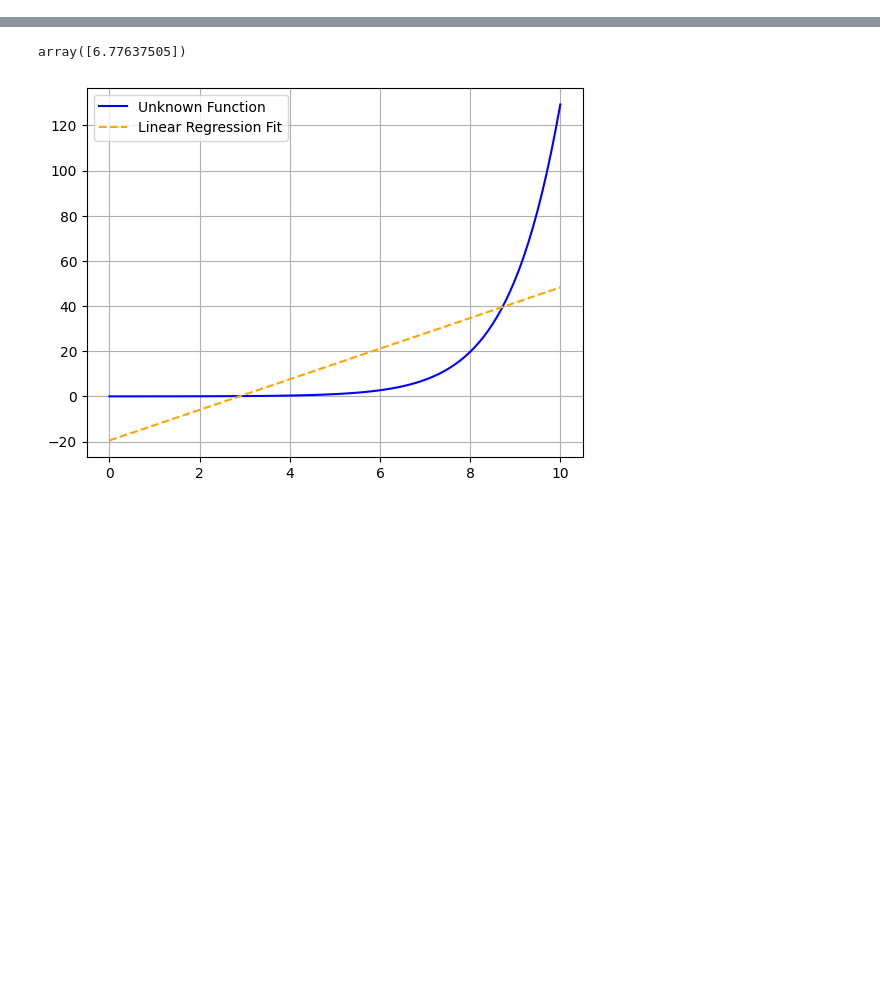
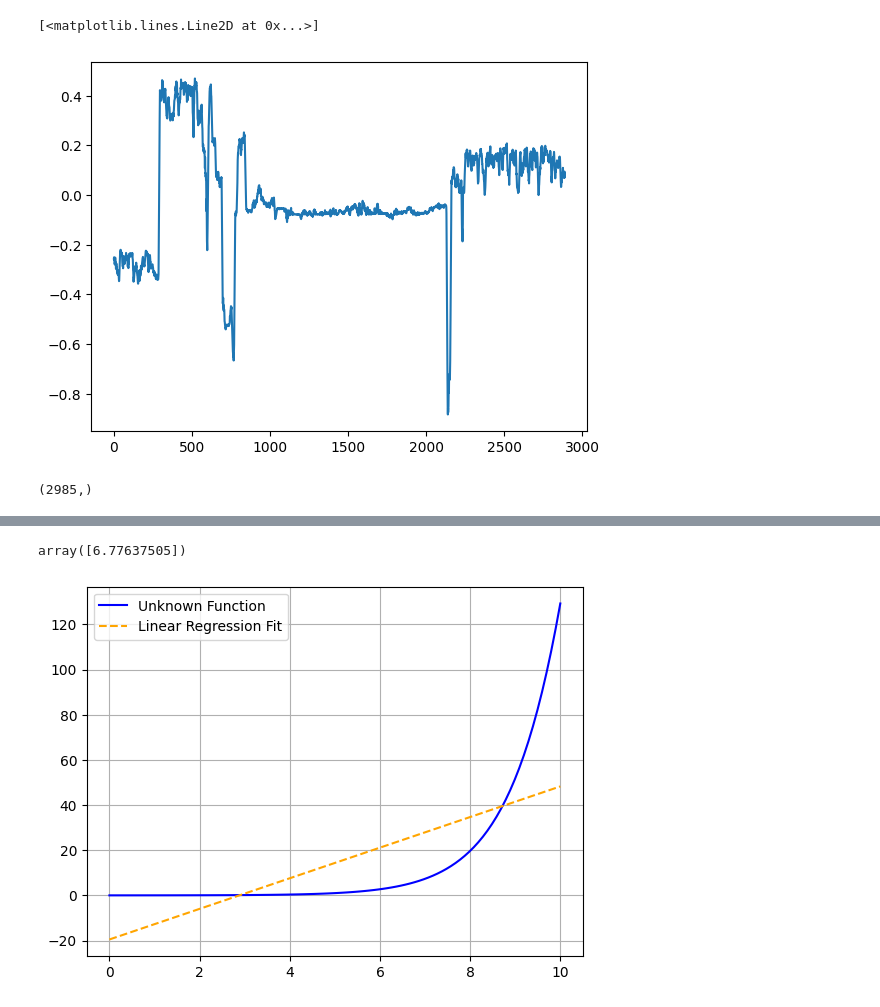
Before and after one commit to arkiven4/tinymonitor-web, a Jupyter notebook: try1.ipynb, the cells around one changed output, grey strips where cells are left out. Cells and saved outputs as stored; diff of their text form; code cells hidden in the pictures; blank space fills up the shorter version.

```diff
--- a/try1.ipynb
+++ b/try1.ipynb
@@ -250,0 +215,12 @@ from sklearn.linear_model import LinearRegression
+# %%
+pca = PCA(n_components=3)
+data_pca = pca.fit_transform(severity_trending_datas)
+# %%
+plt.plot(data_pca[:, 2])
+# %% [output]
+[<matplotlib.lines.Line2D at 0x...>]
+[figure, added]
+# %%
+current_trending.shape
+# %% [output]
+(2985,)
```
Also changed, not shown: parts of 18 cells of this notebook, 24 other files.
